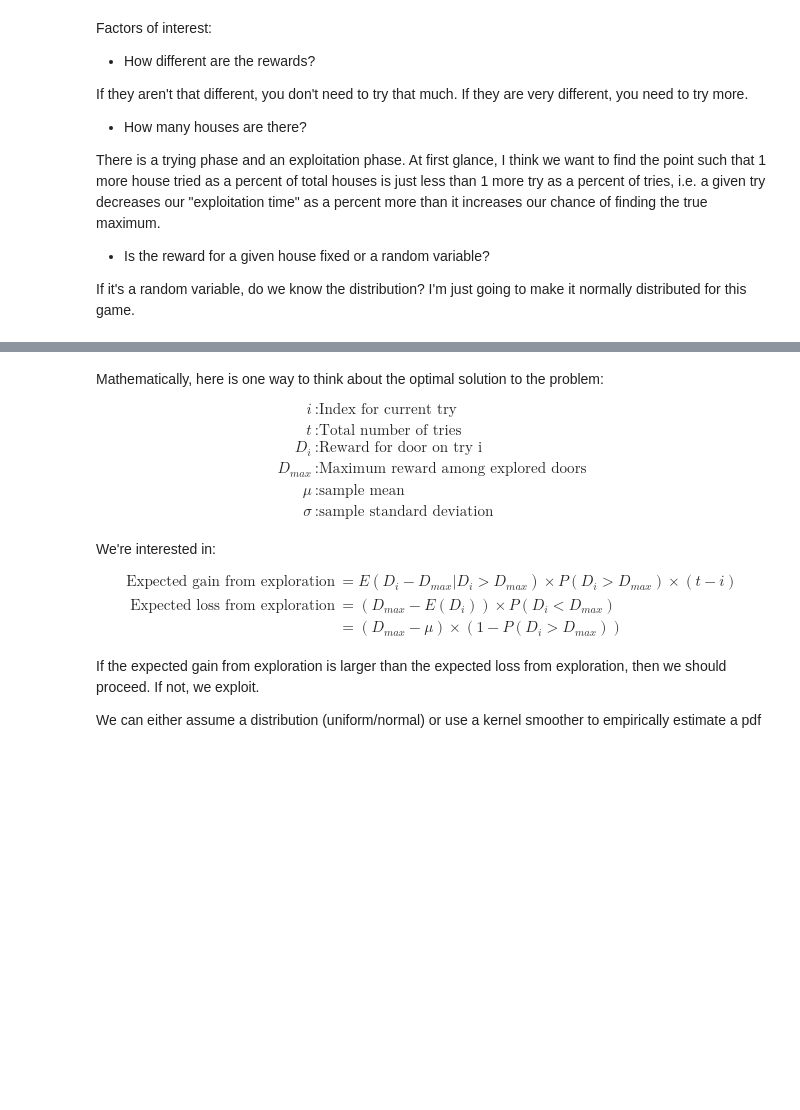
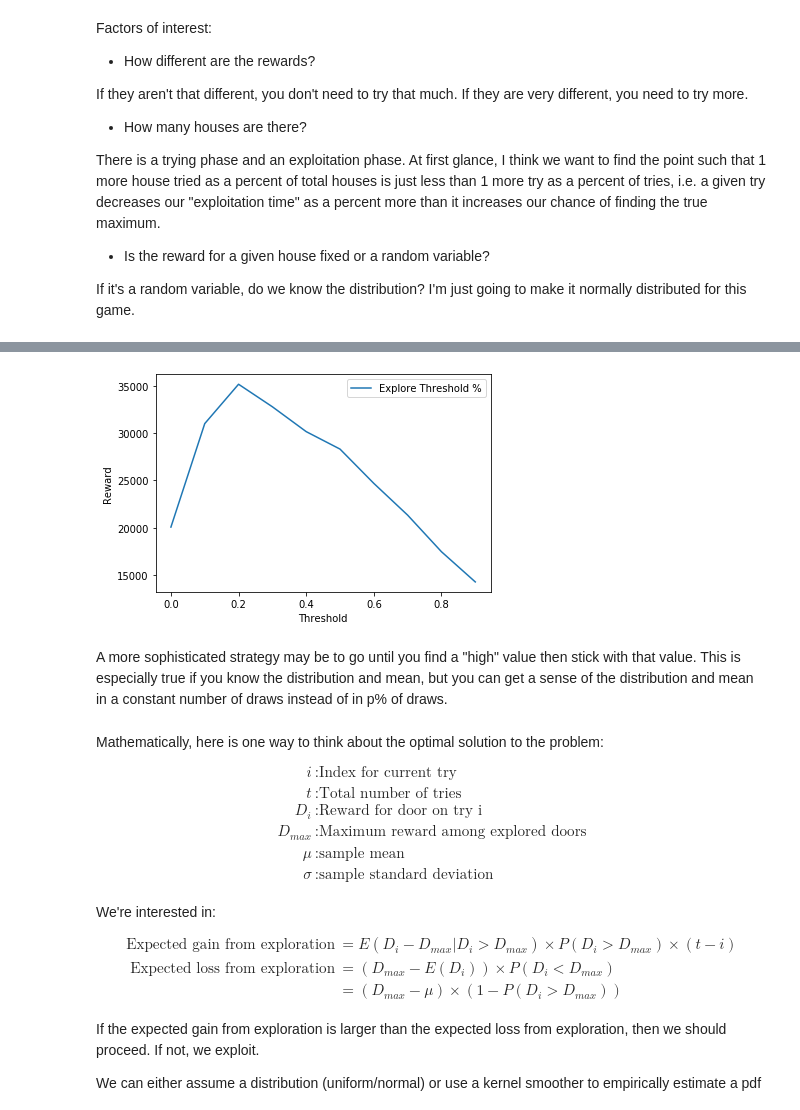
Before and after one commit to mixerupper/multi-armed-bandit, a Jupyter notebook: multi-armed bandit.ipynb, the cells around one changed output, grey strips where cells are left out. Cells and saved outputs as stored; diff of their text form; code cells hidden in the pictures; blank space fills up the shorter version.

```diff
--- a/multi-armed bandit.ipynb
+++ b/multi-armed bandit.ipynb
@@ -146,3 +161,9 @@ plot_strategy_results(learn_p_strategy, thresholds = thresholds, label = "Learn
+# %%
+plot_strategy_results(randomly_explore_p_strategy, thresholds = thresholds, label = "Explore Threshold %")
+# %% [output]
+[figure, added]
+# %% [markdown]
+A more sophisticated strategy may be to go until you find a "high" value then stick with that value. This is especially true if you know the distribution and mean, but you can get a sense of the distribution and mean in a constant number of draws instead of in p% of draws.
 # %% [markdown]
 Mathematically, here is one way to think about the optimal solution to the problem:
 \begin{align*}
```
Also changed, not shown: parts of 16 cells of this notebook.
